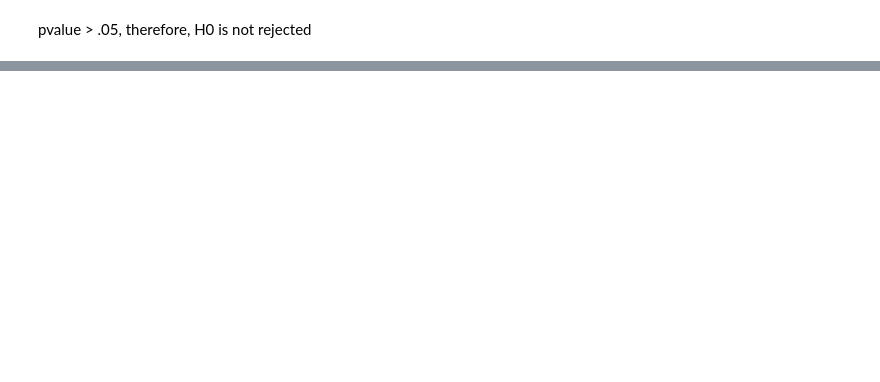
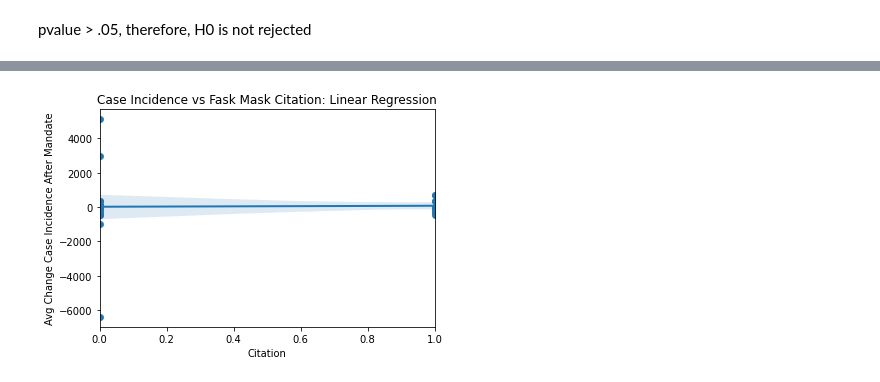
Before and after one commit to allicodi/bsta001_final, a Jupyter notebook: BSTA_001_Final.ipynb, the cells around one changed output, grey strips where cells are left out. Cells and saved outputs as stored; diff of their text form; code cells hidden in the pictures; blank space fills up the shorter version.

```diff
--- a/BSTA_001_Final.ipynb
+++ b/BSTA_001_Final.ipynb
@@ -498,0 +549,10 @@ pvalue > .05, therefore, H0 is not rejected
+# %%
+#ditto plot above
+sns.scatterplot(x = "FMCITE",y = "avgChangeIncidence", data = policyDataClean)
+sns.regplot(x = "FMCITE",y = "avgChangeIncidence", data = policyDataClean, line_kws={"lw":2})
+plt.xlabel("Citation")
+plt.ylabel("Avg Change Case Incidence After Mandate")
+plt.title("Case Incidence vs Fask Mask Citation: Linear Regression")
+plt.show()
+# %% [output]
+[figure, added]
```
Also changed, not shown: parts of 18 cells of this notebook.
